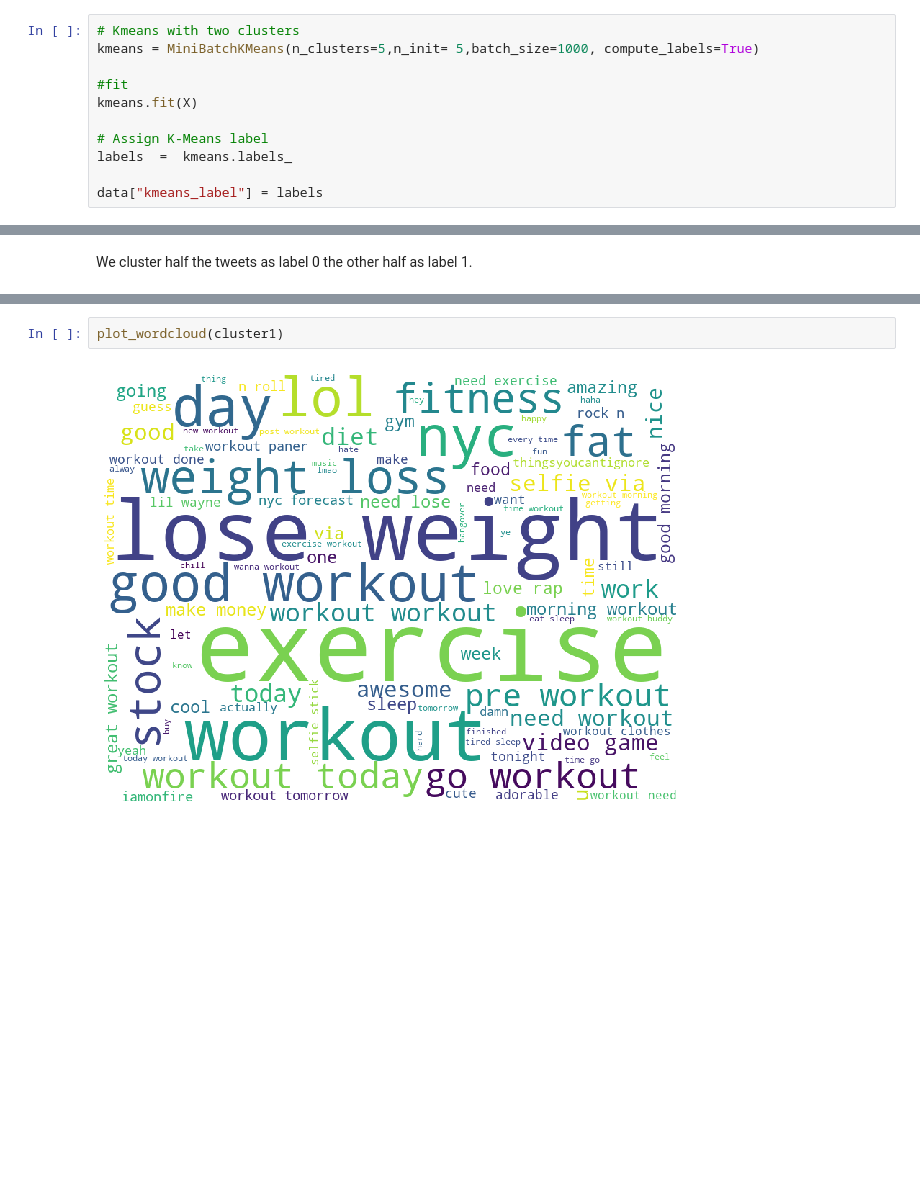
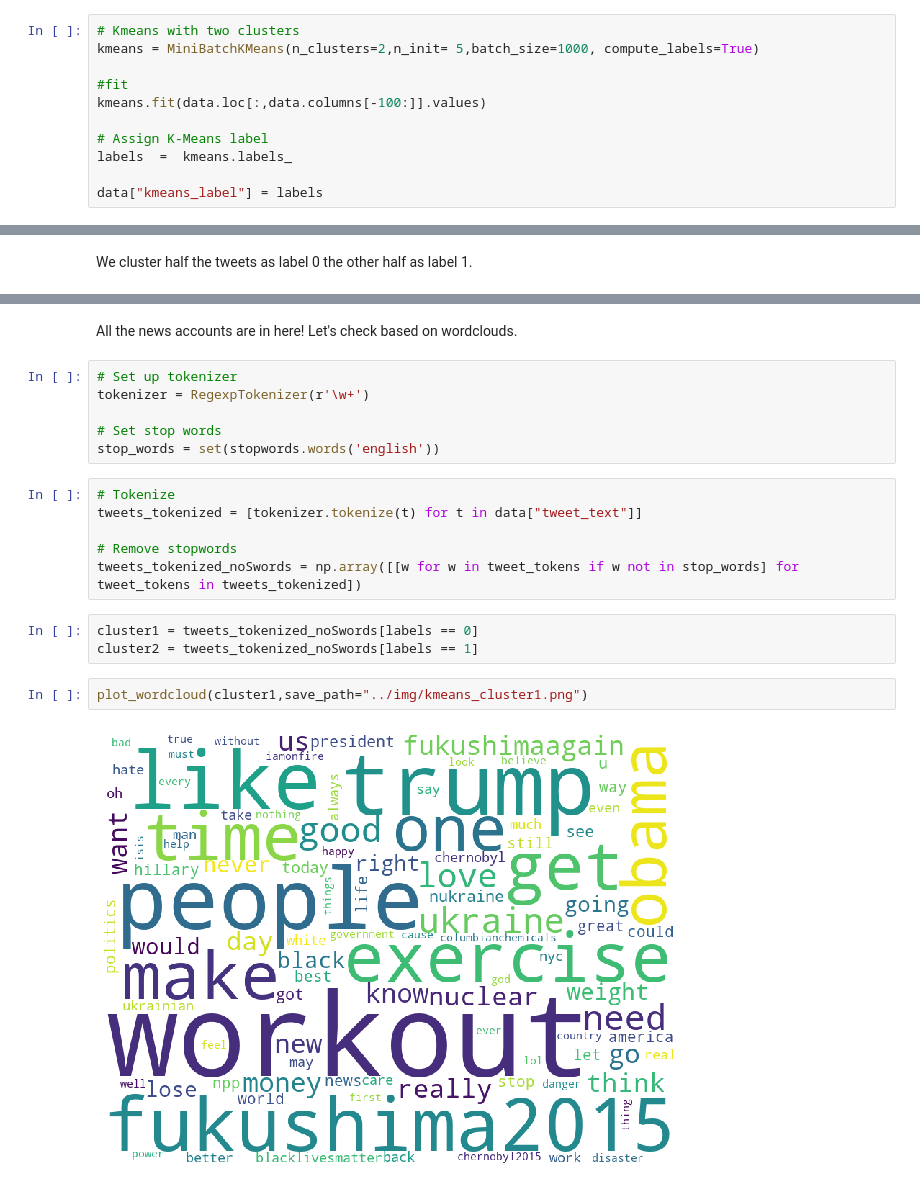
Before and after one commit to jrdmose/BGSE_Text_Mining, a Jupyter notebook: scripts/cluster_tweets.ipynb, the cells around one changed output, grey strips where cells are left out. Cells and saved outputs as stored; diff of their text form; blank space fills up the shorter version.

```diff
--- a/scripts/cluster_tweets.ipynb
+++ b/scripts/cluster_tweets.ipynb
@@ -134,10 +136,10 @@ sns.lineplot(x= range(1,10), y = ssqd)
 Okay, we get two clusters. Let's cluster the full data set and see whether there's any meaningful structure.
 # %%
 # Kmeans with two clusters
-kmeans = MiniBatchKMeans(n_clusters=5,n_init= 5,batch_size=1000, compute_labels=True)
+kmeans = MiniBatchKMeans(n_clusters=2,n_init= 5,batch_size=1000, compute_labels=True)
 
 #fit
-kmeans.fit(X)
+kmeans.fit(data.loc[:,data.columns[-100:]].values)
 
 # Assign K-Means label
 labels  =  kmeans.labels_
@@ -182,5 +190,22 @@ from utils.wordcloud import plot_wordcloud
+# %% [markdown]
+All the news accounts are in here! Let's check based on wordclouds.
+# %%
+# Set up tokenizer
+tokenizer = RegexpTokenizer(r'\w+')
+
+# Set stop words
+stop_words = set(stopwords.words('english'))
+# %%
+# Tokenize
+tweets_tokenized = [tokenizer.tokenize(t) for t in data["tweet_text"]]
+
+# Remove stopwords
+tweets_tokenized_noSwords = np.array([[w for w in tweet_tokens if w not in stop_words] for tweet_tokens in tweets_tokenized])
+# %%
+cluster1 = tweets_tokenized_noSwords[labels == 0]
+cluster2 = tweets_tokenized_noSwords[labels == 1]
 # %%
-plot_wordcloud(cluster1)
+plot_wordcloud(cluster1,save_path="../img/kmeans_cluster1.png")
 # %% [output]
-[figure, old version]
+[figure, new version]
 # %%
```
Also changed, not shown: parts of 42 cells of this notebook, 7 other files.
